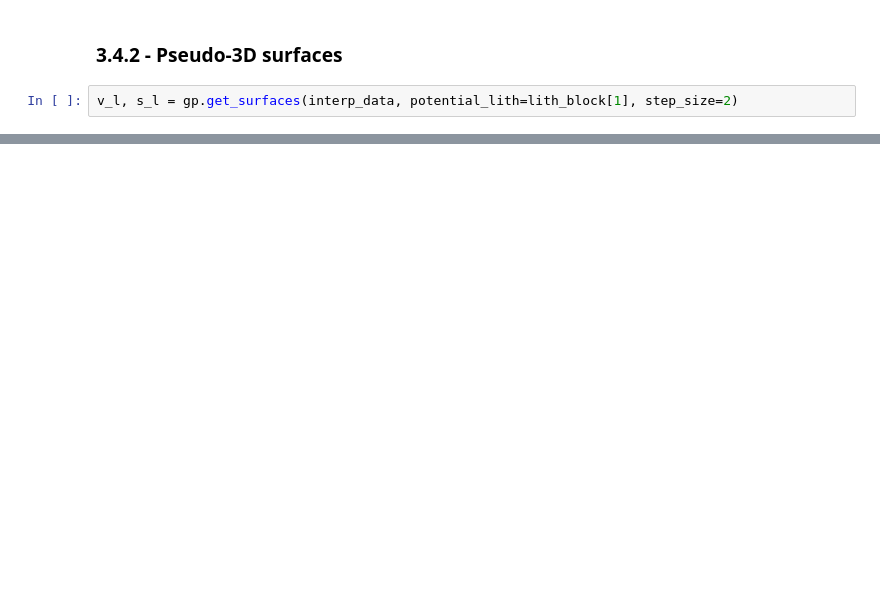
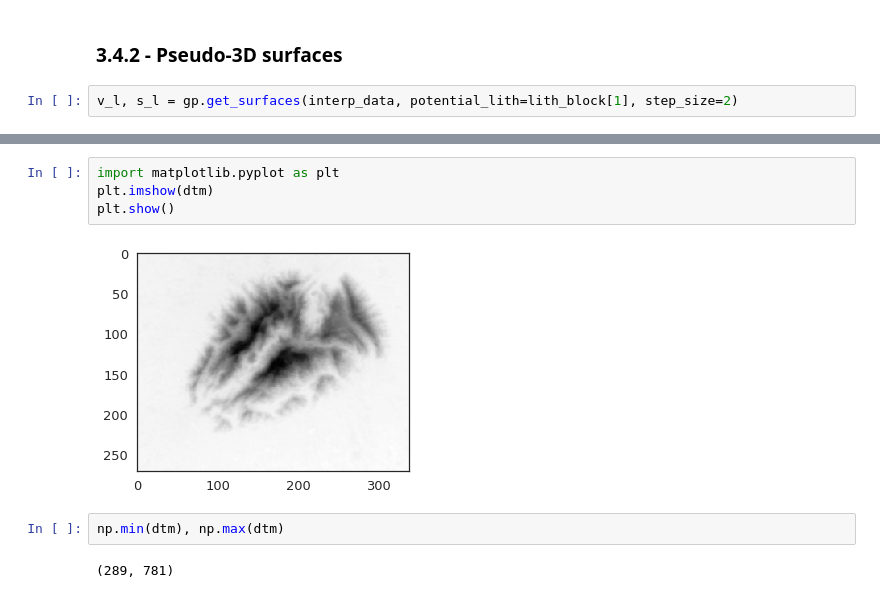
Before and after one commit to cgre-aachen/remote-geomod, a Jupyter notebook: notebooks/03_geological_modeling.ipynb, the cells around one changed output, grey strips where cells are left out. Saved outputs shown, nothing was run; the diff lists cells and outputs as text; blank space fills up the shorter version.

```diff
--- a/notebooks/03_geological_modeling.ipynb
+++ b/notebooks/03_geological_modeling.ipynb
@@ -77,0 +161,10 @@ for i in range(3):
+# %%
+import matplotlib.pyplot as plt
+plt.imshow(dtm)
+plt.show()
+# %% [output]
+[figure, added]
+# %%
+np.min(dtm), np.max(dtm)
+# %% [output]
+(289, 781)
```
Also changed, not shown: parts of 25 cells of this notebook.
